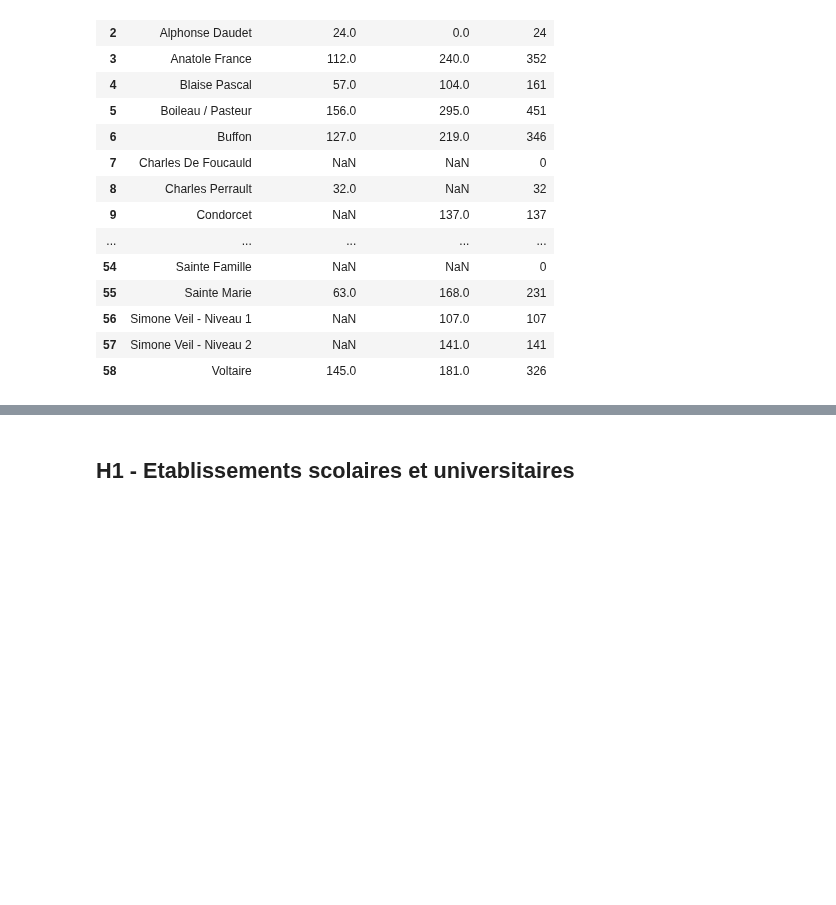
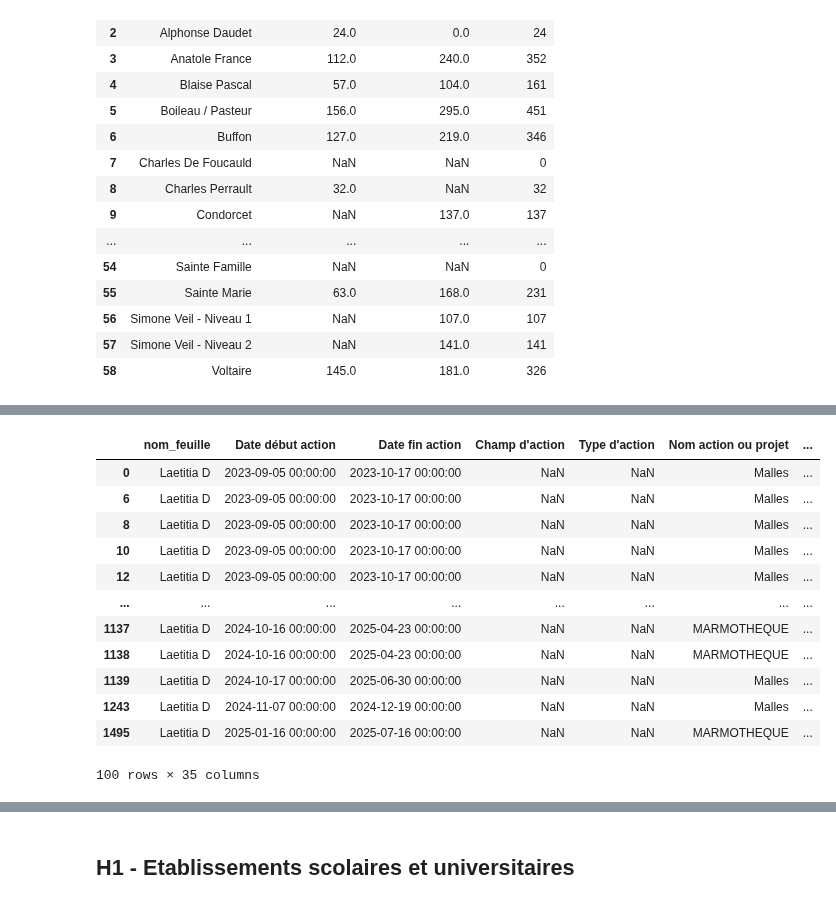
Before and after one commit to medrbx/kibini2, a Jupyter notebook: kibini/notebook_sll.ipynb, the cells around one changed output, grey strips where cells are left out. Cells and saved outputs as stored; diff of their text form; code cells hidden in the pictures; blank space fills up the shorter version.

```diff
--- a/kibini/notebook_sll.ipynb
+++ b/kibini/notebook_sll.ipynb
@@ -1058,0 +1110,22 @@ effectifs_scolaires
+# %%
+# Suppression des noms doublons pour les noms d'école
+aecs_coll_merged.drop_duplicates(subset="Nom d'équipement",
+                                 inplace=True
+                                )
+# %%
+# tableau spécial collectivités
+aecs_coll_merged
+# %% [output]
+|  | nom_feuille | Date début action | Date fin action | Champ d'action | Type d'action | Nom action ou projet | ... |
+| 0 | Laetitia D | 2023-09-05 00:00:00 | 2023-10-17 00:00:00 | NaN | NaN | Malles | ... |
+| 6 | Laetitia D | 2023-09-05 00:00:00 | 2023-10-17 00:00:00 | NaN | NaN | Malles | ... |
+| 8 | Laetitia D | 2023-09-05 00:00:00 | 2023-10-17 00:00:00 | NaN | NaN | Malles | ... |
+| 10 | Laetitia D | 2023-09-05 00:00:00 | 2023-10-17 00:00:00 | NaN | NaN | Malles | ... |
+| 12 | Laetitia D | 2023-09-05 00:00:00 | 2023-10-17 00:00:00 | NaN | NaN | Malles | ... |
+| ... | ... | ... | ... | ... | ... | ... | ... |
+| 1137 | Laetitia D | 2024-10-16 00:00:00 | 2025-04-23 00:00:00 | NaN | NaN | MARMOTHEQUE | ... |
+| 1138 | Laetitia D | 2024-10-16 00:00:00 | 2025-04-23 00:00:00 | NaN | NaN | MARMOTHEQUE | ... |
+| 1139 | Laetitia D | 2024-10-17 00:00:00 | 2025-06-30 00:00:00 | NaN | NaN | Malles | ... |
+| 1243 | Laetitia D | 2024-11-07 00:00:00 | 2024-12-19 00:00:00 | NaN | NaN | Malles | ... |
+| 1495 | Laetitia D | 2025-01-16 00:00:00 | 2025-07-16 00:00:00 | NaN | NaN | MARMOTHEQUE | ... |
+100 rows × 35 columns
```
Also changed, not shown: parts of 38 cells of this notebook, 5 other files.
